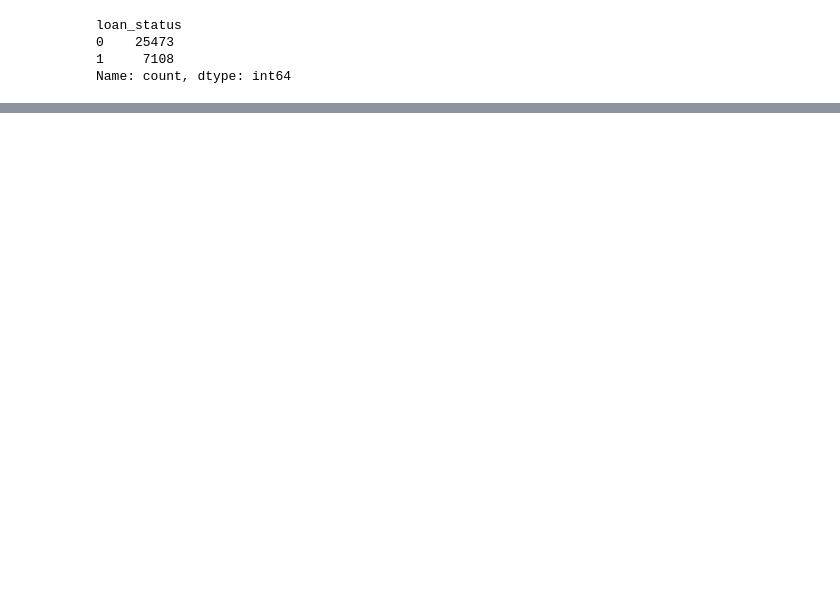
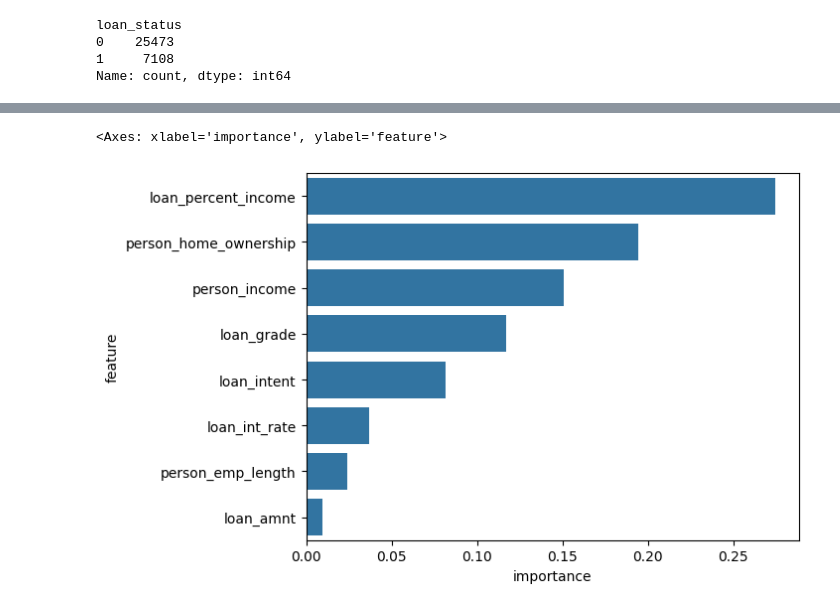
Before and after one commit to lakum48/Credit_scoring, a Jupyter notebook: model_training/training.ipynb, the cells around one changed output, grey strips where cells are left out. Saved outputs shown, nothing was run; the diff lists cells and outputs as text; code cells hidden in the pictures; blank space fills up the shorter version.

```diff
--- a/model_training/training.ipynb
+++ b/model_training/training.ipynb
@@ -95,7 +113,10 @@ sns.heatmap(corr)
 X = data.drop(columns=['loan_status'])
 y = data['loan_status']
 num_cols = X.select_dtypes(include=[np.number]).columns.to_list()
-cat_cols = X.select_dtypes(include='object').columns.to_list()
+cat_cols = X.select_dtypes(include=['object', 'category']).columns.to_list()
+num_idx = [X.columns.get_loc(c) for c in num_cols]
+cat_idx = [X.columns.get_loc(c) for c in cat_cols]
+
 
 
 
@@ -280,0 +262,12 @@ joblib.dump(stacking_model, 'stacking_model.pkl')
+# %%
+from sklearn.inspection import permutation_importance
+
+r = permutation_importance(final_model, X_test, y_test, n_repeats=15, random_state=42, scoring='average_precision')
+print(r.importances_mean)
+
+feat_imps = pd.DataFrame({
+    'feature' : X_test.columns,
+    'importance' : r.importances_mean
+}).sort_values(by='importance', ascending=False)
+
+feat_imps
@@ -280,0 +286,5 @@ joblib.dump(stacking_model, 'stacking_model.pkl')
+# %%
+sns.barplot(data=feat_imps, x='importance', y='feature', orient='h')
+# %% [output]
+<Axes: xlabel='importance', ylabel='feature'>
+[figure, added]
```
Also changed, not shown: parts of 21 cells of this notebook.
